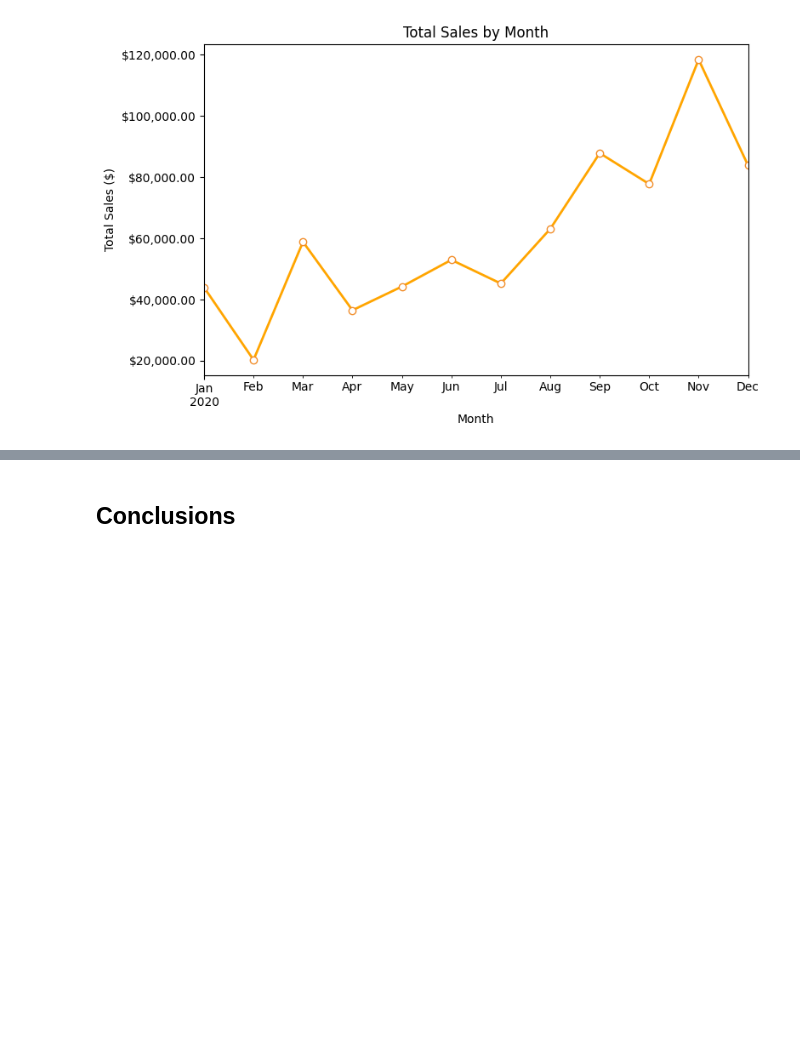
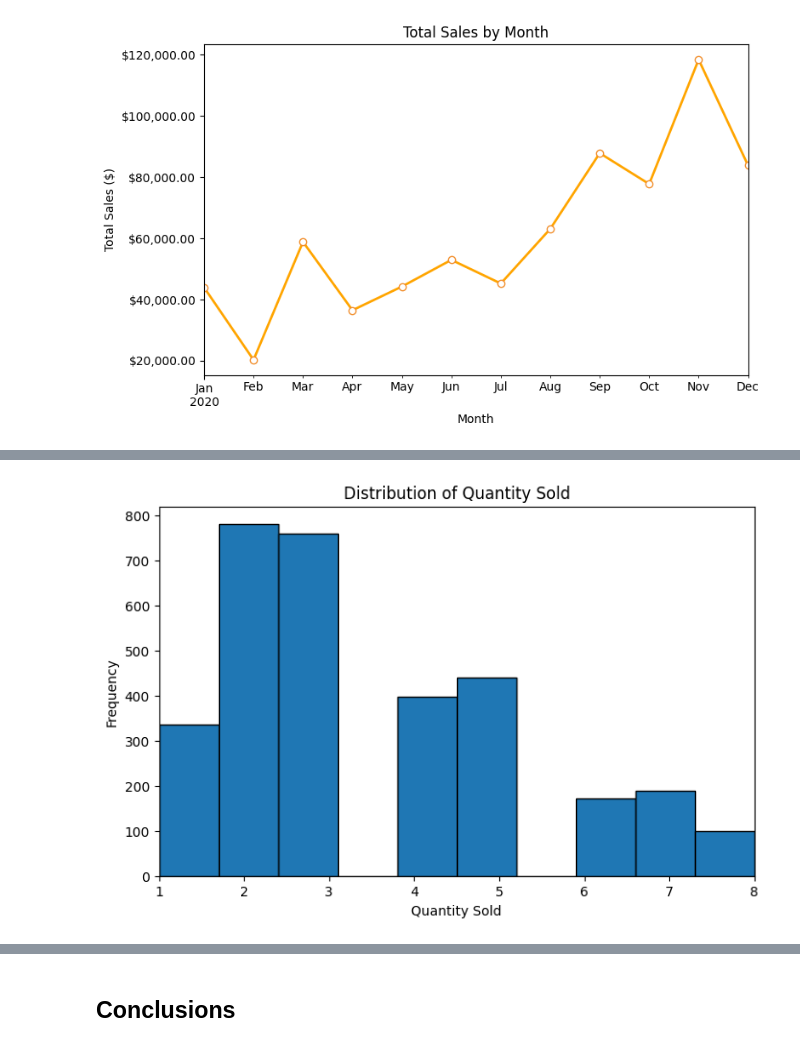
Before and after one commit to Haleymussary00/Module-B-semester-2, a Jupyter notebook: Week4.ipynb, the cells around one changed output, grey strips where cells are left out. Saved outputs shown, nothing was run; the diff lists cells and outputs as text; code cells hidden in the pictures; blank space fills up the shorter version.

```diff
--- a/Week4.ipynb
+++ b/Week4.ipynb
@@ -653,0 +670,13 @@ plt.show()
+# %%
+# Plotting Quantity Sold Distribution ignoring the outliers
+low, high = np.percentile(ecommerce_data['Quantity'], [1, 95])
+
+plt.figure(figsize=(8,5))
+plt.hist(ecommerce_data['Quantity'], bins=10, edgecolor="black", range=(low, high))
+plt.title("Distribution of Quantity Sold")
+plt.xlabel("Quantity Sold")
+plt.xlim(low, high)
+plt.ylabel("Frequency")
+plt.show()
+# %% [output]
+[figure, added]
```
Also changed, not shown: parts of 4 cells of this notebook.
